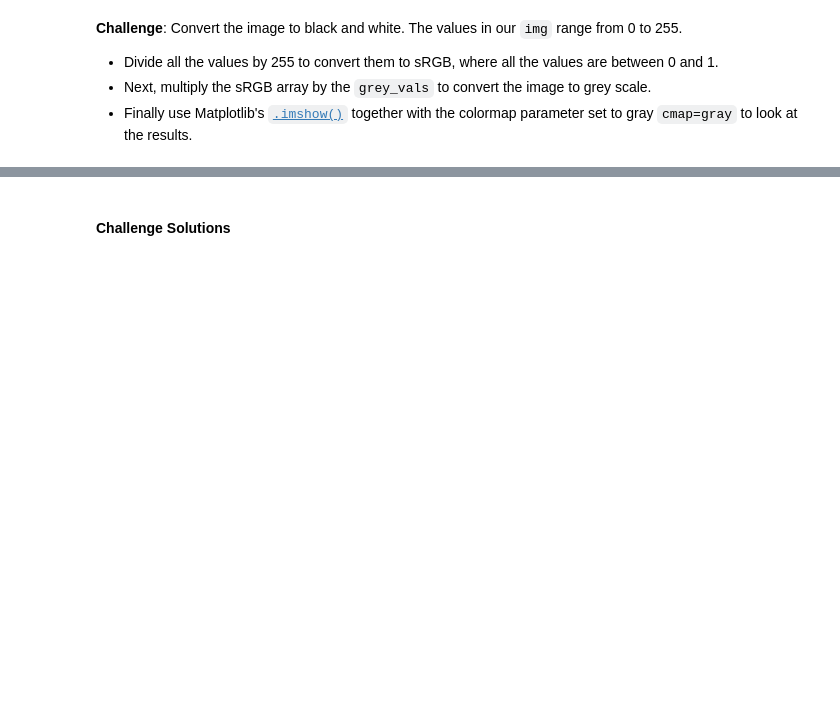
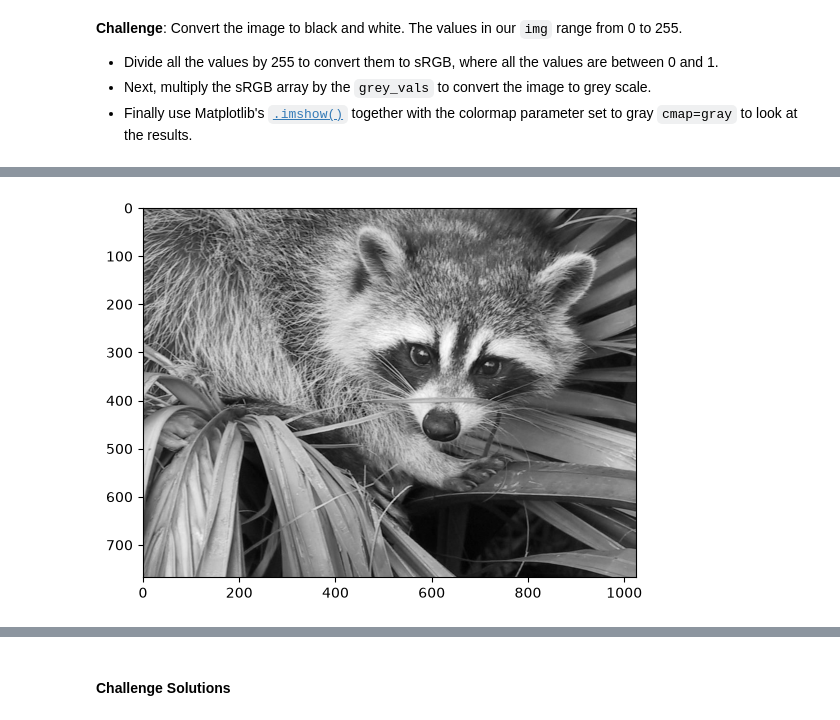
Before and after one commit to natural-mess/100_Days_of_Code-The_Complete_Python_Pro_Bootcamp, a Jupyter notebook: Day 77/Computation with NumPy (start)/Computation_with_NumPy_and_N_Dimensional_Arrays_(start).ipynb, the cells around one changed output, grey strips where cells are left out. Cells and saved outputs as stored; diff of their text form; code cells hidden in the pictures; blank space fills up the shorter version.

```diff
--- a/Day 77/Computation with NumPy (start)/Computation_with_NumPy_and_N_Dimensional_Arrays_(start).ipynb
+++ b/Day 77/Computation with NumPy (start)/Computation_with_NumPy_and_N_Dimensional_Arrays_(start).ipynb
@@ -220,5 +362,13 @@ Dimensions of result: (4x2)*(2x3)=(4x3)
 # %%
 grey_vals = np.array([0.2126, 0.7152, 0.0722])
+# %%
+img_bw = img/255
+img_bw = img_bw@grey_vals
+# %%
+plt.imshow(img_bw, cmap='gray') #The cmap parameter is important here. If we leave it out the function will not know that is dealing with a black and white image.
+plt.show()
+# %% [output]
+[figure, added]
 # %% [markdown]
 **Challenge**: Can you manipulate the images by doing some operations on the underlying ndarrays? See if you can change the values in the ndarray so that:
 
```
Also changed, not shown: parts of 34 cells of this notebook, 1 other file.
